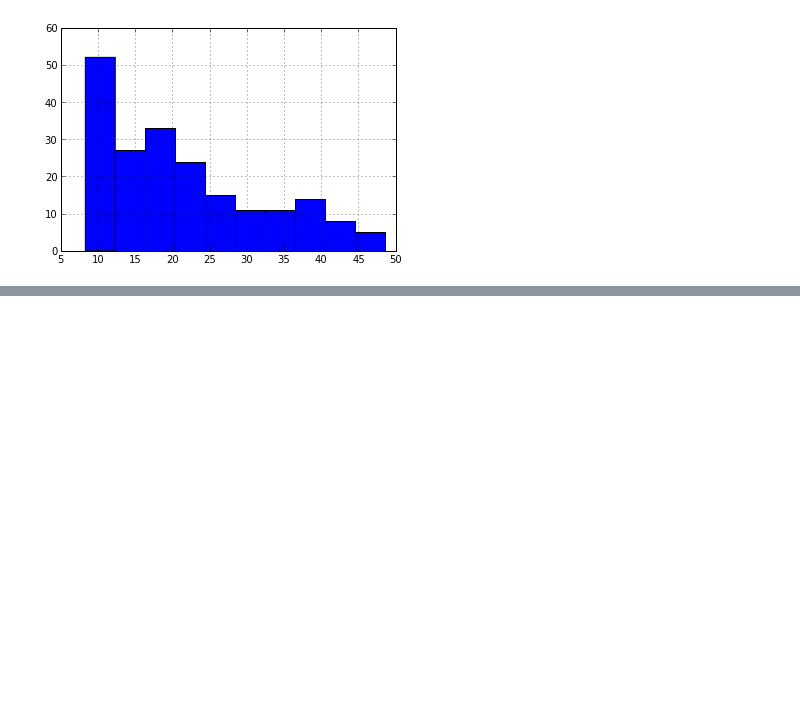
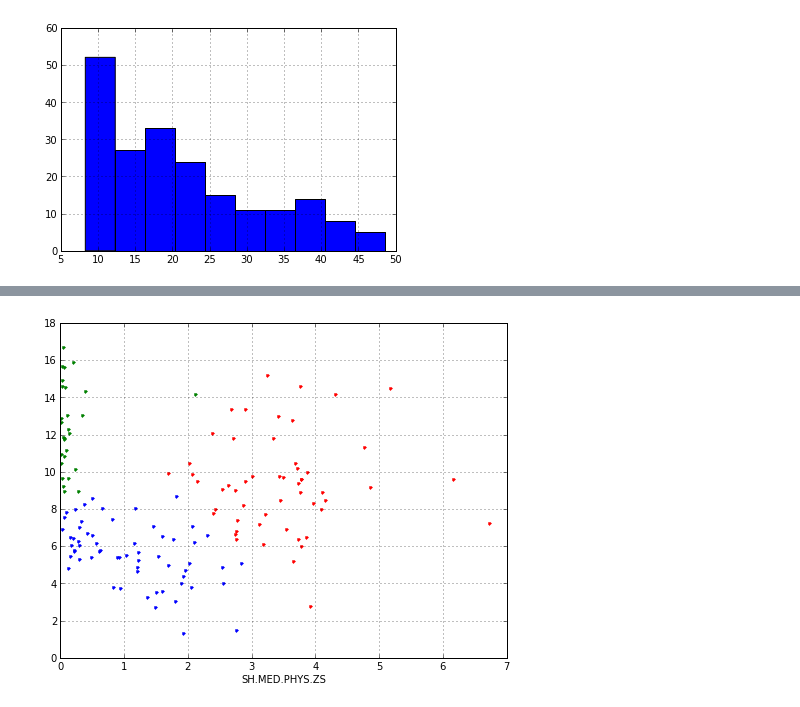
Before and after one commit to dennisobrien/GeneralAssemblyDataScience2013, a Jupyter notebook: HomeworkAssignment_05/ClusteringHealth.ipynb, the cells around one changed output, grey strips where cells are left out. Saved outputs shown, nothing was run; the diff lists cells and outputs as text; code cells hidden in the pictures; blank space fills up the shorter version.

```diff
--- a/HomeworkAssignment_05/ClusteringHealth.ipynb
+++ b/HomeworkAssignment_05/ClusteringHealth.ipynb
@@ -256,0 +254,4 @@ too few points for SH.DYN.CHLD.MA: 0
+# %%
+fig = cluster_kmeans(df_2010_countries[['SH.MED.PHYS.ZS', 'SP.DYN.CDRT.IN']], n_clusters=3, scale_data=True)
+# %% [output]
+[figure, added]
```
Also changed, not shown: parts of 15 cells of this notebook, 1 other file.
